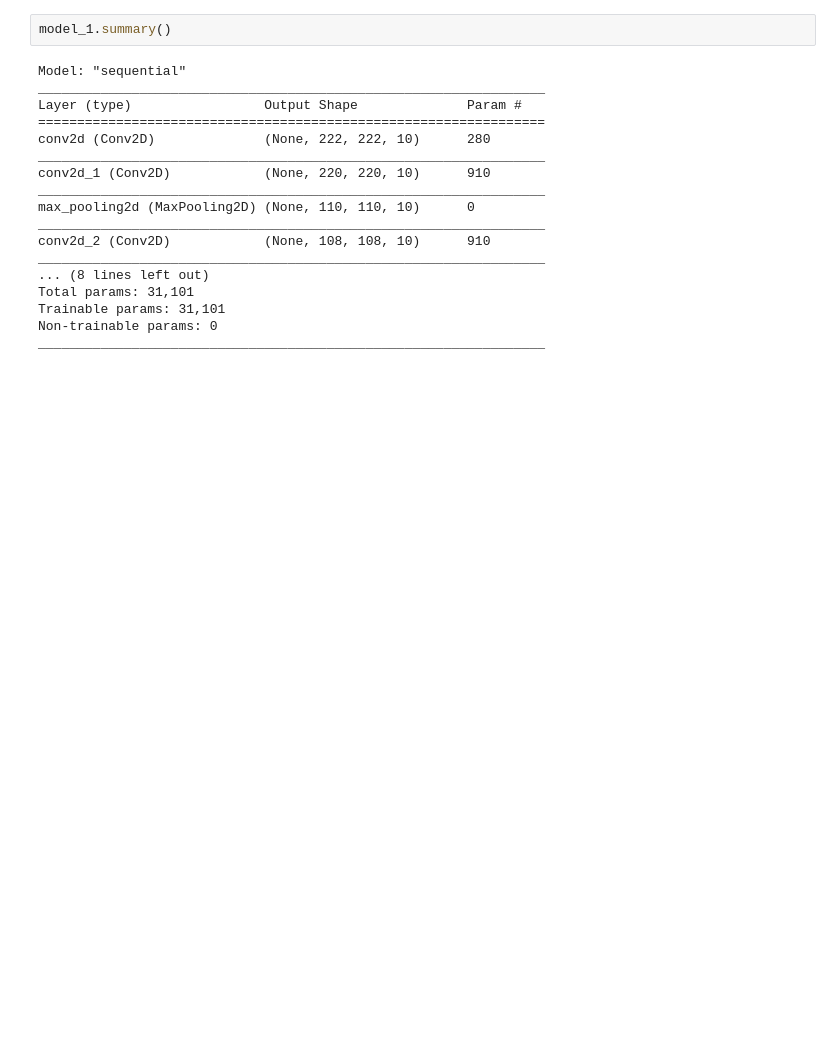
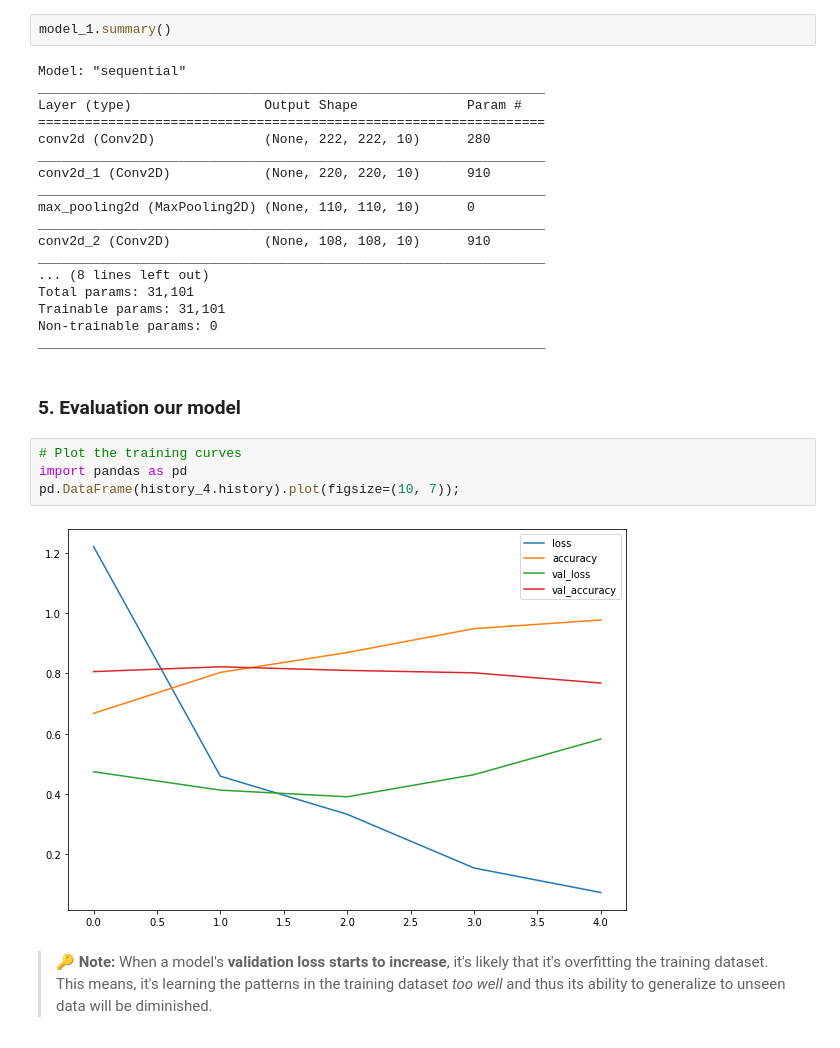
Before and after one commit to kianakiaei/TensorFlow, a Jupyter notebook: 03_computer_vision_with_tensorflow.ipynb, the cells around one changed output. Saved outputs shown, nothing was run; the diff lists cells and outputs as text; blank space fills up the shorter version.

Commit message:
Binary classification - step by step - evaluate the model

```diff
--- a/03_computer_vision_with_tensorflow.ipynb
+++ b/03_computer_vision_with_tensorflow.ipynb
@@ -676,3 +676,13 @@ Total params: 31,101
 Trainable params: 31,101
 Non-trainable params: 0
 _________________________________________________________________
+# %% [markdown]
+### 5. Evaluation our model
+# %%
+# Plot the training curves
+import pandas as pd
+pd.DataFrame(history_4.history).plot(figsize=(10, 7));
+# %% [output]
+[figure, added]
+# %% [markdown]
+> 🔑 **Note:** When a model's **validation loss starts to increase**, it's likely that it's overfitting the training dataset. This means, it's learning the patterns in the training dataset *too well* and thus its ability to generalize to unseen data will be diminished.
```
Also changed, not shown: parts of 17 cells of this notebook.
